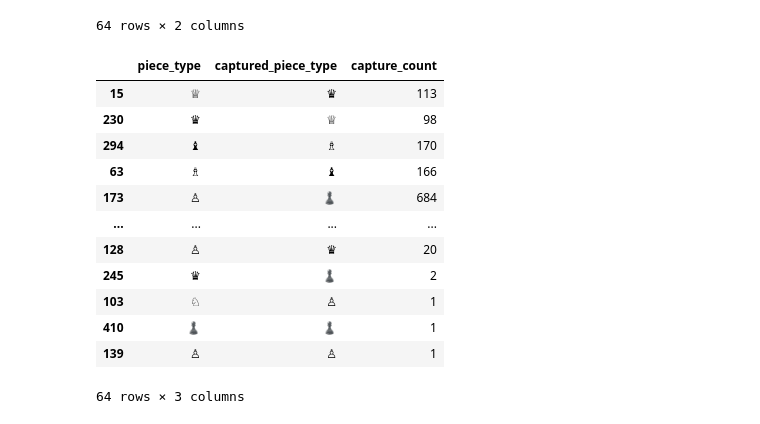
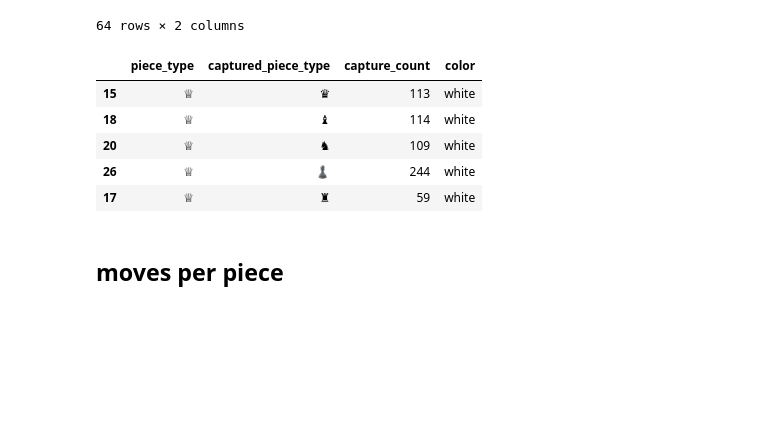
Before and after one commit to realjacoblinder/dsci521, a Jupyter notebook: Phase 2 - the begining.ipynb, the cells around one changed output. Cells and saved outputs as stored; diff of their text form; code cells hidden in the pictures; blank space fills up the shorter version.

```diff
--- a/Phase 2 - the begining.ipynb
+++ b/Phase 2 - the begining.ipynb
@@ -27,6 +28,10 @@ class Match:
         self.termination = game.headers.get('Termination')
         self.date = game.headers.get('UTCDate')
         self.winner = self.get_winner(game.headers.get('Result'))
+        self.checkmate = True if str(game.mainline_moves())[-1] == '#' else False
+        self.mainline_moves = game.mainline_moves()
+        self.castle_tracker = {'white':0, 'black':0}
+        self.check_tracker = []
 
     @staticmethod
     def get_winner(results):
@@ -57,6 +62,9 @@ class Match:
             from_m = move.from_square
             to_m = move.to_square
             moves.append((from_m, to_m))
+            if '+' in str(move):
+                mov_num = len(moves)
+                self.check_tracker.append((mov_num-1, from_m, to_m))
         return moves
 
     @staticmethod
@@ -85,8 +93,12 @@ class Match:
                 castled = self.castling_move_rook(from_m,to_m)
                 self.tracker[castled['piece']]['moves'].append(castled['move'][1])
                 self.tracker[castled['piece']]['last_square'] = castled['move'][1]
+                self.castle_tracker['white' if piece == 4 else 'black'] += 1
             self.tracker[piece]['last_square'] = to_m
             self.tracker[piece]['move_nums'].append(idx)
+        if self.checkmate == True:
+            self.checkmate = self.tracker[piece]['piece']
+
 
     def get_mean_elo(self):
         try:
@@ -99,6 +111,8 @@ class Match:
         df = pd.DataFrame.from_dict(self.tracker, orient='index')
         df['game_id'] = self.game_id
         df['mean_elo'] = self.get_mean_elo()
+        df['Checkmate'] = self.checkmate
+        df['Termination'] = self.termination
 
         return df
 # %%
@@ -333,4 +292,2 @@ captures_df
-# %%
-captures_df['color'] = captures_df['piece_type'].apply(lambda x: 'white' if ord(x) >= 9812 or ord(x) <= 9817 else 'black')
 # %%
 captures_df['captured_piece_type'] = captures_df['captures'].apply(lambda x: x[0])
@@ -383,19 +311,14 @@ new_df
 64 rows × 2 columns
 # %%
 new_df['capture_count'] = new_df.apply(lambda x: sum(captures_df[(captures_df['piece_type'] == x['piece_type']) & (captures_df['captured_piece_type'] == x['captured_piece_type'])]['game_id']), axis=1)
+# %%
+new_df['color'] = new_df['piece_type'].apply(lambda x: 'white' if ord(x) >= 9812 or ord(x) <= 9817 else 'black')
 # %%
-new_df
+new_df[new_df['piece_type'] == '♕']
 # %% [output]
-|  | piece_type | captured_piece_type | capture_count |
-| 15 | ♕ | ♛ | 113 |
-| 230 | ♛ | ♕ | 98 |
-| 294 | ♝ | ♗ | 170 |
-| 63 | ♗ | ♝ | 166 |
-| 173 | ♙ | ♟ | 684 |
-| ... | ... | ... | ... |
-| 128 | ♙ | ♛ | 20 |
-| 245 | ♛ | ♟ | 2 |
-| 103 | ♘ | ♙ | 1 |
-| 410 | ♟ | ♟ | 1 |
-| 139 | ♙ | ♙ | 1 |
+|  | piece_type | captured_piece_type | capture_count | color |
+| 15 | ♕ | ♛ | 113 | white |
+| 18 | ♕ | ♝ | 114 | white |
+| 20 | ♕ | ♞ | 109 | white |
+| 26 | ♕ | ♟ | 244 | white |
+| 17 | ♕ | ♜ | 59 | white |
-64 rows × 3 columns
@@ -401,0 +335,2 @@ new_df
+# %% [markdown]
+## moves per piece
```
Also changed, not shown: parts of 29 cells of this notebook, 4 other files.
